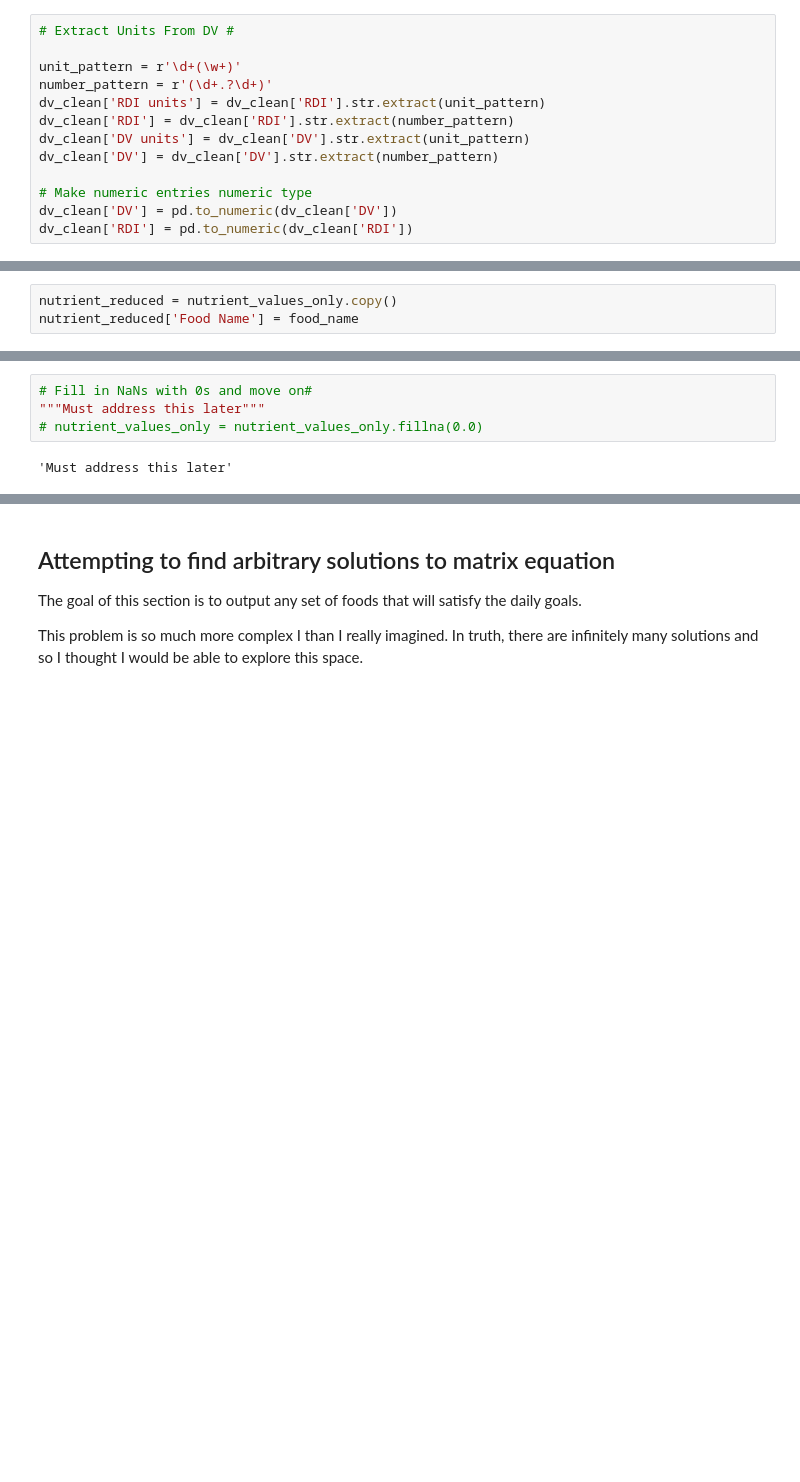
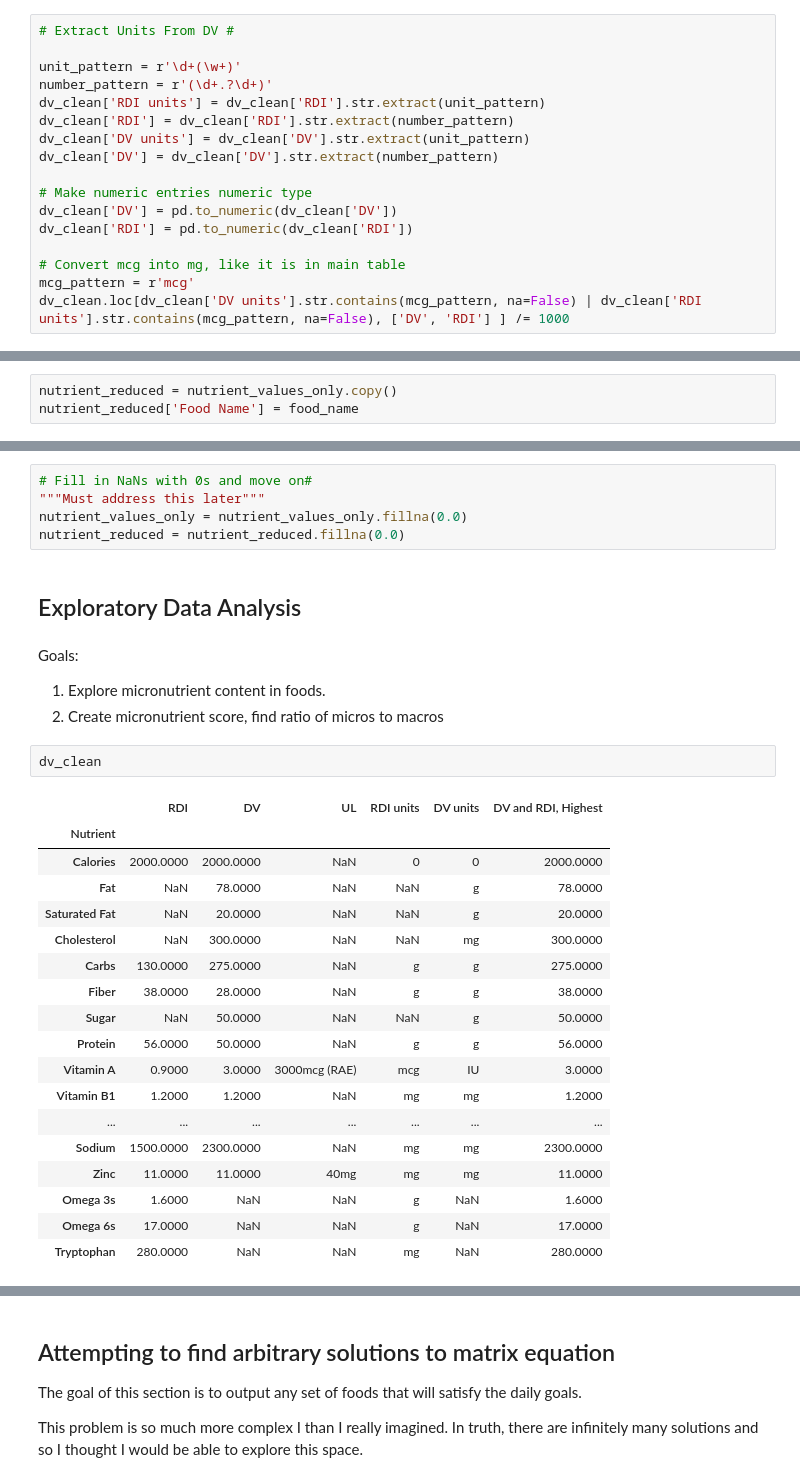
Before and after one commit to nathanteverett/portfolio, a Jupyter notebook: nutrition_calculator/nutrition_calculator_australia.ipynb, the cells around one changed output, grey strips where cells are left out. Drawn from its saved outputs; the diff is of its cells as text; blank space fills up the shorter version.

Commit message:
Reconciled units

```diff
--- a/nutrition_calculator/nutrition_calculator_australia.ipynb
+++ b/nutrition_calculator/nutrition_calculator_australia.ipynb
@@ -338,6 +337,10 @@ dv_clean['DV'] = dv_clean['DV'].str.extract(number_pattern)
 # Make numeric entries numeric type
 dv_clean['DV'] = pd.to_numeric(dv_clean['DV'])
 dv_clean['RDI'] = pd.to_numeric(dv_clean['RDI'])
+
+# Convert mcg into mg, like it is in main table
+mcg_pattern = r'mcg'
+dv_clean.loc[dv_clean['DV units'].str.contains(mcg_pattern, na=False) | dv_clean['RDI units'].str.contains(mcg_pattern, na=False), ['DV', 'RDI'] ] /= 1000
 # %%
 """Let's combine the entries in RDI and DV to create a daily value with few NaNs, taking the highest value
 Note: isnan() is vectorized so I might be able to get rid of loop."""
@@ -463,6 +448,32 @@ array(['Cardamom seed, dried, ground', 'Chilli (chili), dried, ground',
 # %%
 # Fill in NaNs with 0s and move on#
 """Must address this later"""
-# nutrient_values_only = nutrient_values_only.fillna(0.0)
+nutrient_values_only = nutrient_values_only.fillna(0.0)
+nutrient_reduced = nutrient_reduced.fillna(0.0)
-# %% [output]
-'Must address this later'
+# %% [markdown]
+## Exploratory Data Analysis
+# %% [markdown]
+Goals:
+1. Explore micronutrient content in foods.
+2. Create micronutrient score, find ratio of micros to macros
+# %%
+dv_clean
+# %% [output]
+|  | RDI | DV | UL | RDI units | DV units | DV and RDI, Highest |
+| Nutrient |  |  |  |  |  |  |
+| Calories | 2000.0000 | 2000.0000 | NaN | 0 | 0 | 2000.0000 |
+| Fat | NaN | 78.0000 | NaN | NaN | g | 78.0000 |
+| Saturated Fat | NaN | 20.0000 | NaN | NaN | g | 20.0000 |
+| Cholesterol | NaN | 300.0000 | NaN | NaN | mg | 300.0000 |
+| Carbs | 130.0000 | 275.0000 | NaN | g | g | 275.0000 |
+| Fiber | 38.0000 | 28.0000 | NaN | g | g | 38.0000 |
+| Sugar | NaN | 50.0000 | NaN | NaN | g | 50.0000 |
+| Protein | 56.0000 | 50.0000 | NaN | g | g | 56.0000 |
+| Vitamin A | 0.9000 | 3.0000 | 3000mcg (RAE) | mcg | IU | 3.0000 |
+| Vitamin B1 | 1.2000 | 1.2000 | NaN | mg | mg | 1.2000 |
+| ... | ... | ... | ... | ... | ... | ... |
+| Sodium | 1500.0000 | 2300.0000 | NaN | mg | mg | 2300.0000 |
+| Zinc | 11.0000 | 11.0000 | 40mg | mg | mg | 11.0000 |
+| Omega 3s | 1.6000 | NaN | NaN | g | NaN | 1.6000 |
+| Omega 6s | 17.0000 | NaN | NaN | g | NaN | 17.0000 |
+| Tryptophan | 280.0000 | NaN | NaN | mg | NaN | 280.0000 |
```
Also changed, not shown: parts of 17 cells of this notebook.
